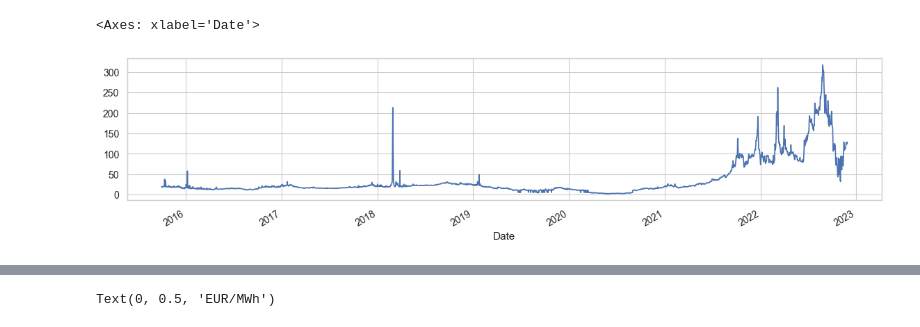
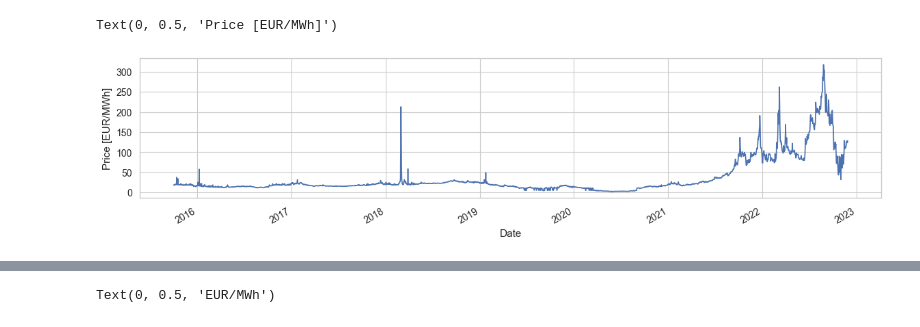
Before and after one commit to f-linus/natural_gas_consumption_modelling, a Jupyter notebook: notebooks/data_analysis/004 Impact of major events on natural gas prices.ipynb, the cells around one changed output, grey strips where cells are left out. Drawn from its saved outputs; the diff is of its cells as text; code cells hidden in the pictures.

```diff
--- a/notebooks/data_analysis/004 Impact of major events on natural gas prices.ipynb
+++ b/notebooks/data_analysis/004 Impact of major events on natural gas prices.ipynb
@@ -15,6 +15,7 @@ prices = pd.concat([(ncg_prices + gaspool_prices).dropna() / 2, the_prices])
 # %%
 fig, ax = plt.subplots(figsize=(14, 3))
 prices.plot(ax=ax)
+ax.set_ylabel("Price [EUR/MWh]")
 # %% [output]
-<Axes: xlabel='Date'>
+Text(0, 0.5, 'Price [EUR/MWh]')
-[figure, old version]
+[figure, new version]
```
Also changed, not shown: parts of 1 cell of this notebook, 1 other file.
